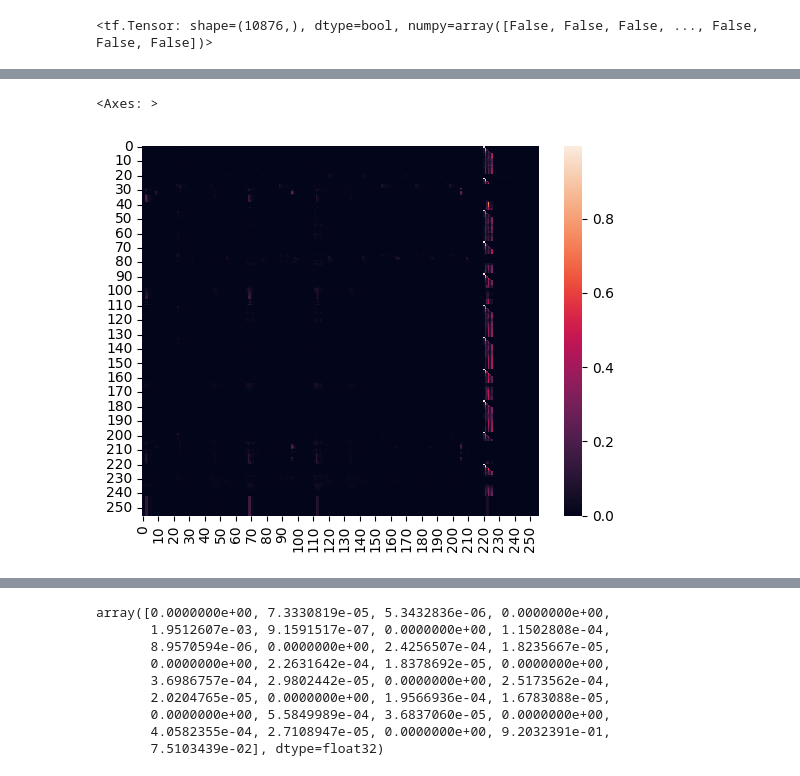
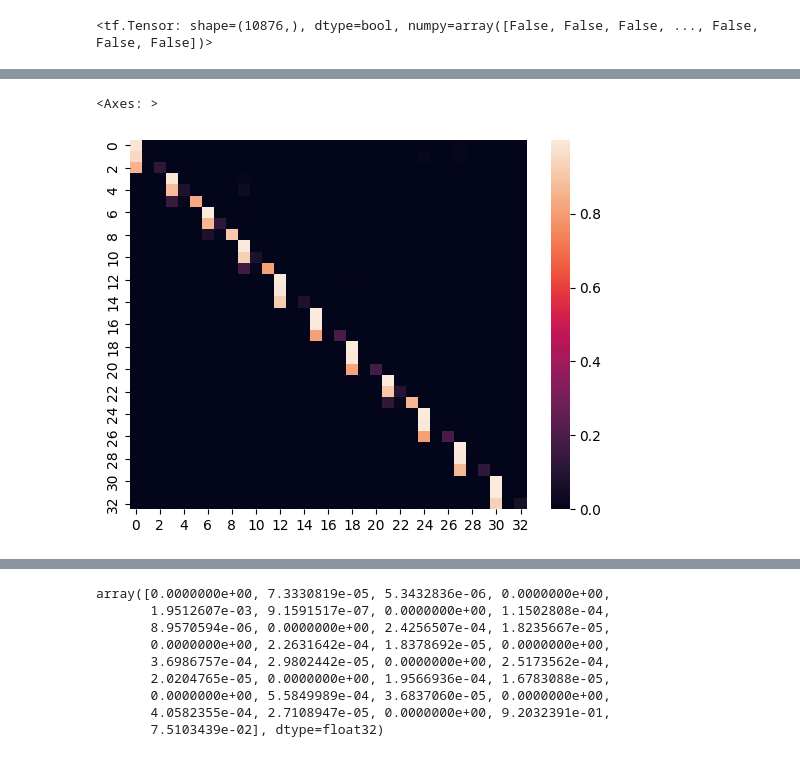
Before and after one commit to samchaineau/QB-GPT, a Jupyter notebook: notebooks/QBGPT/7_play_generation.ipynb, the cells around one changed output, grey strips where cells are left out. Drawn from its saved outputs; the diff is of its cells as text; code cells hidden in the pictures.

```diff
--- a/notebooks/QBGPT/7_play_generation.ipynb
+++ b/notebooks/QBGPT/7_play_generation.ipynb
@@ -36,10 +36,10 @@ testing_data = tf.data.Dataset.load("data_models/QBGPT/test_tokens_NFL_GPT")
 # %%
-moves_index = pl.read_parquet("index/moves_index.parquet")
-position_index = pl.read_parquet("index/positions_index.parquet")
-starts_index = pl.read_parquet("index/starts_index.parquet")
-scrim_index = pl.read_parquet("index/scrimmage_index.parquet")
-playtype_index = pl.read_parquet("index/plays_index.parquet")
-time_index = pl.read_parquet("index/time_index.parquet")
+moves_index = pl.read_parquet("indexv2/moves_index.parquet")
+position_index = pl.read_parquet("indexv2/positions_index.parquet")
+starts_index = pl.read_parquet("indexv2/starts_index.parquet")
+scrim_index = pl.read_parquet("indexv2/scrimmage_index.parquet")
+playtype_index = pl.read_parquet("indexv2/plays_index.parquet")
+time_index = pl.read_parquet("indexv2/time_index.parquet")
 # %%
 class tokenizer:
     def __init__(self,
@@ -172,10 +172,10 @@ class tokenizer:
             done = {k : tf.expand_dims(v, axis=0) for k,v in input.items()}
         return done
 # %%
-qb_tok = tokenizer(moves_index="index/moves_index.parquet",
-                   play_index="index/plays_index.parquet",
-                   positions_index="index/positions_index.parquet",
-                   scrimmage_index="index/scrimmage_index.parquet",
-                   starts_index="index/starts_index.parquet",
-                   time_index="index/time_index.parquet",
+qb_tok = tokenizer(moves_index="indexv2/moves_index.parquet",
+                   play_index="indexv2/plays_index.parquet",
+                   positions_index="indexv2/positions_index.parquet",
+                   scrimmage_index="indexv2/scrimmage_index.parquet",
+                   starts_index="indexv2/starts_index.parquet",
+                   time_index="indexv2/time_index.parquet",
                    window_size=20)
@@ -182,9 +208,9 @@ qb_tok = tokenizer(moves_index="index/moves_index.parquet",
 # %%
 from models.modeling.QBGPT.models import QBGPT, LargeQBGPT
 
-moves_to_pred = 10876
-input_size = 10878
-starts_size = 1033
+moves_to_pred = 11170
+input_size = 11172
+starts_size = 1954
 scrimmage_size = 100
 positions_id = 29
 
@@ -205,7 +231,7 @@ model_medium = QBGPT(input_vocab_size = input_size,
                     hidden_dim = 256,
                     to_pred_size = moves_to_pred)
 
-model_medium.load_weights("models/modeling/QBGPT/weights/model_medium/QBGPT")
+model_medium.load_weights("models/modeling/QBGPT/weights/model_mediumv2/QBGPT")
 # %% [output]
 <tensorflow.python.checkpoint.checkpoint.CheckpointLoadStatus at 0x...>
 # %%
@@ -411,7 +438,7 @@ attention_scores_trial = tf.matmul(attention_weights_trial, values_trial)
 #attention_scores_trial = tf.reshape(tensor=attention_scores, shape=(batch_size, -1, self.total_dim))
 
 
-trial_d = qb_tok.truncate_to_time_t(essai_l, 3)
+trial_d = qb_tok.truncate_to_time_t(essai_l, 10)
 compare = qb_tok.prepare_for_call(trial_d)
 embed_compare = model_medium.Encoder.Embedding(compare)
 norm_compare = model_medium.Encoder.Attention1.NormIn(embed_compare)
@@ -434,9 +539,9 @@ attn_scores_trial = scaled_attn_scores_trial + attn_masks_trial + causal_masks_t
 # %%
 import seaborn as sns
-sns.heatmap(tf.nn.softmax(attn_scores_trial, axis = -1)[0][0])
+sns.heatmap(attention_weights_compare[0][0])
 # %% [output]
 <Axes: >
-[figure, old version]
+[figure, new version]
 # %%
 sns.heatmap(attention_weights_trial[0][0])
 # %% [output]
```
Also changed, not shown: parts of 18 cells of this notebook, 21 other files.
